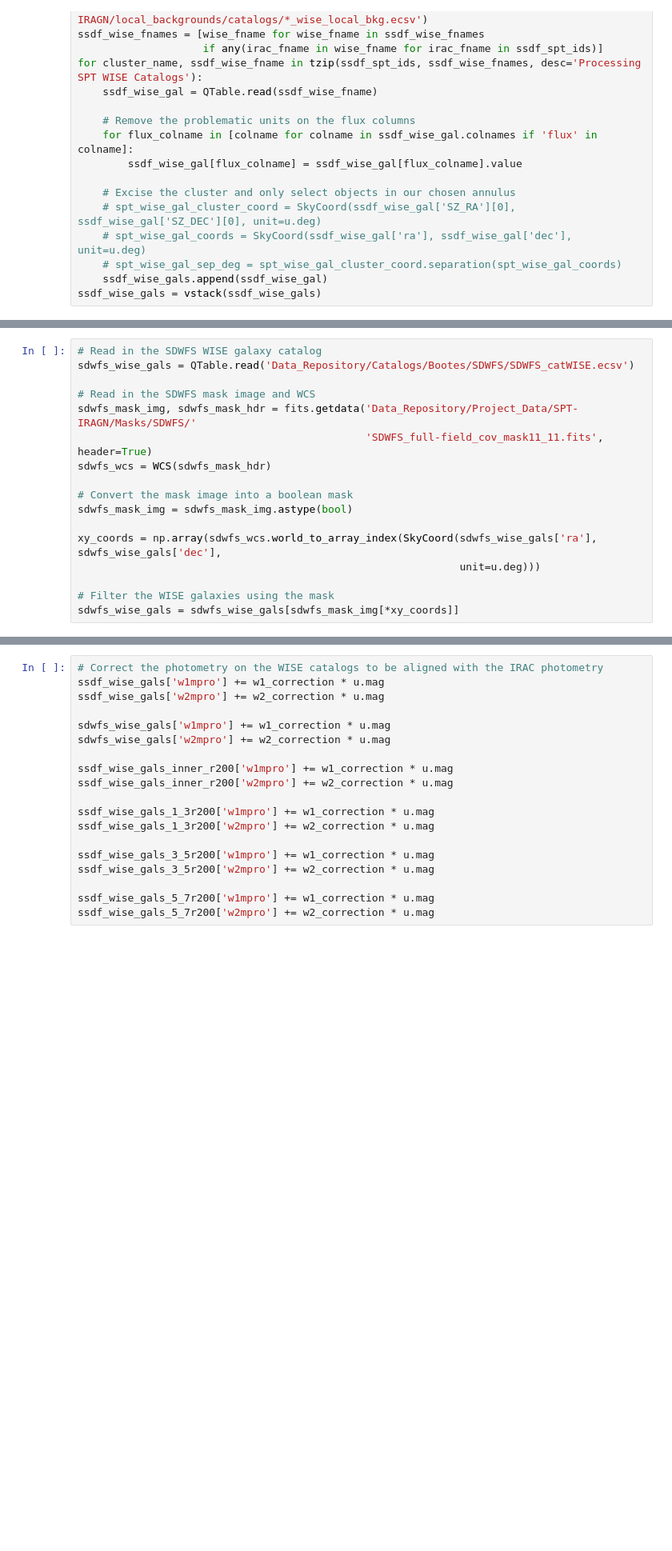
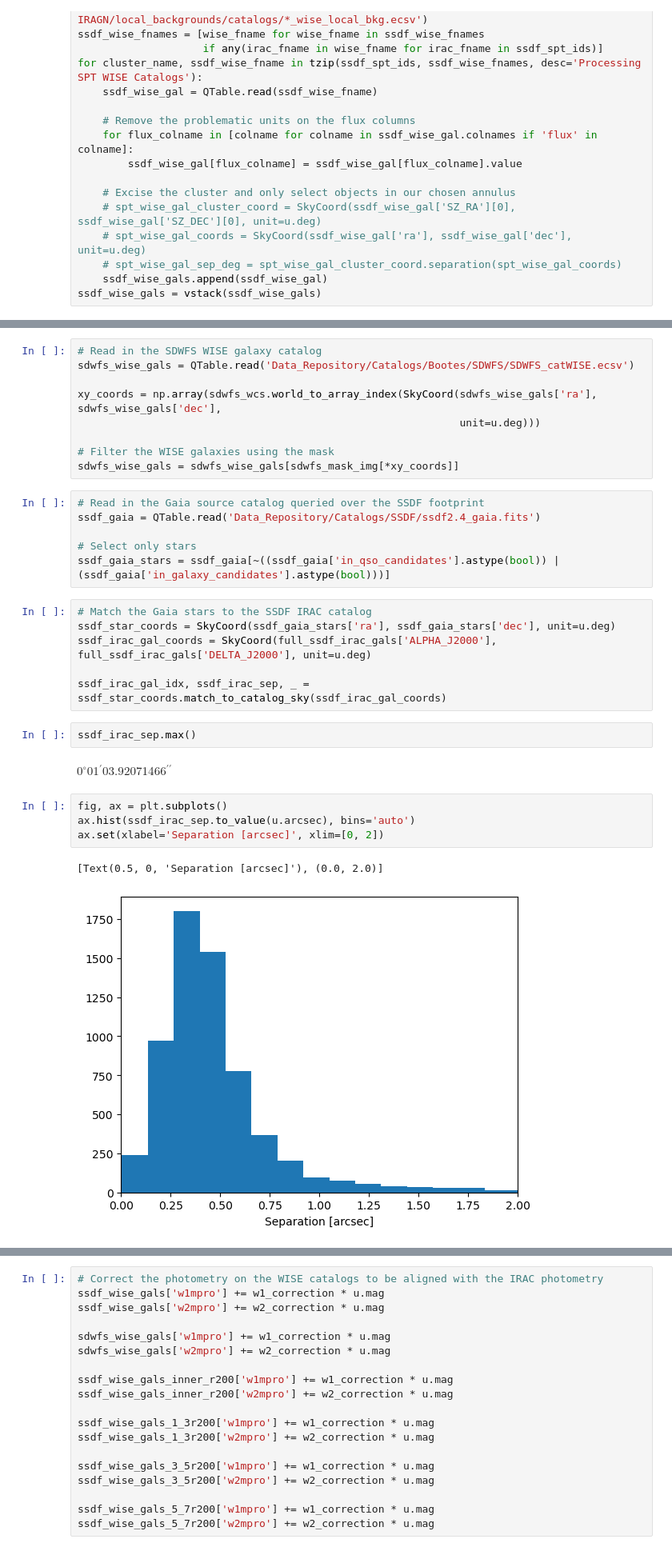
Before and after one commit to floydie7/SPT_AGN, a Jupyter notebook: SPT-local_bkg_SDWFS-SSDF_galAGN.ipynb, the cells around one changed output, grey strips where cells are left out. Shown at 80% size. Cells and saved outputs as stored; diff of their text form; blank space fills up the shorter version.

```diff
--- a/SPT-local_bkg_SDWFS-SSDF_galAGN.ipynb
+++ b/SPT-local_bkg_SDWFS-SSDF_galAGN.ipynb
@@ -133,17 +154,32 @@ sdwfs_irac_gals = join(sdwfs_irac_gal, sdwfs_photo_z_catalog, keys='ID')
 # %%
 # Read in the SDWFS WISE galaxy catalog
 sdwfs_wise_gals = QTable.read('Data_Repository/Catalogs/Bootes/SDWFS/SDWFS_catWISE.ecsv')
-
-# Read in the SDWFS mask image and WCS
-sdwfs_mask_img, sdwfs_mask_hdr = fits.getdata('Data_Repository/Project_Data/SPT-IRAGN/Masks/SDWFS/'
-                                              'SDWFS_full-field_cov_mask11_11.fits', header=True)
-sdwfs_wcs = WCS(sdwfs_mask_hdr)
-
-# Convert the mask image into a boolean mask
-sdwfs_mask_img = sdwfs_mask_img.astype(bool)
 
 xy_coords = np.array(sdwfs_wcs.world_to_array_index(SkyCoord(sdwfs_wise_gals['ra'], sdwfs_wise_gals['dec'],
                                                              unit=u.deg)))
 
 # Filter the WISE galaxies using the mask
 sdwfs_wise_gals = sdwfs_wise_gals[sdwfs_mask_img[*xy_coords]]
+# %%
+# Read in the Gaia source catalog queried over the SSDF footprint
+ssdf_gaia = QTable.read('Data_Repository/Catalogs/SSDF/ssdf2.4_gaia.fits')
+
+# Select only stars
+ssdf_gaia_stars = ssdf_gaia[~((ssdf_gaia['in_qso_candidates'].astype(bool)) | (ssdf_gaia['in_galaxy_candidates'].astype(bool)))]
+# %%
+# Match the Gaia stars to the SSDF IRAC catalog
+ssdf_star_coords = SkyCoord(ssdf_gaia_stars['ra'], ssdf_gaia_stars['dec'], unit=u.deg)
+ssdf_irac_gal_coords = SkyCoord(full_ssdf_irac_gals['ALPHA_J2000'], full_ssdf_irac_gals['DELTA_J2000'], unit=u.deg)
+
+ssdf_irac_gal_idx, ssdf_irac_sep, _ = ssdf_star_coords.match_to_catalog_sky(ssdf_irac_gal_coords)
+# %%
+ssdf_irac_sep.max()
+# %% [output]
+$0^\circ01{}^\prime03.92071466{}^{\prime\prime}$
+# %%
+fig, ax = plt.subplots()
+ax.hist(ssdf_irac_sep.to_value(u.arcsec), bins='auto')
+ax.set(xlabel='Separation [arcsec]', xlim=[0, 2])
+# %% [output]
+[Text(0.5, 0, 'Separation [arcsec]'), (0.0, 2.0)]
+[figure, added]
```
Also changed, not shown: parts of 20 cells of this notebook.
